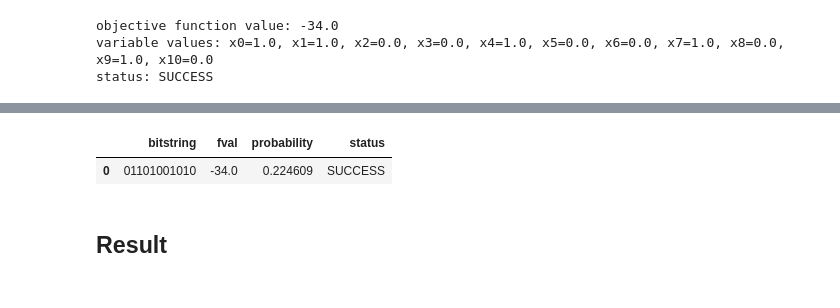
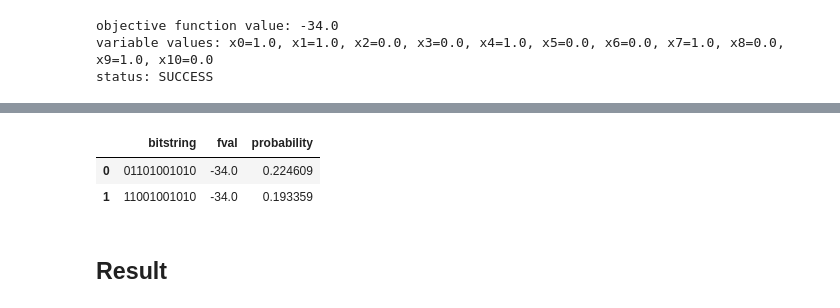
Before and after one commit to mlopezig59/QIF_OptimizationProblem, a Jupyter notebook: mar.ipynb, the cells around one changed output, grey strips where cells are left out. Saved outputs shown, nothing was run; the diff lists cells and outputs as text; code cells hidden in the pictures.

```diff
--- a/mar.ipynb
+++ b/mar.ipynb
@@ -277,9 +277,7 @@ objective function value: -34.0
 variable values: x0=1.0, x1=1.0, x2=0.0, x3=0.0, x4=1.0, x5=0.0, x6=0.0, x7=1.0, x8=0.0, x9=1.0, x10=0.0
 status: SUCCESS
 # %%
-def qaoa_algorithm(num_cities=11):
-
-    nodes, edges, degree = graph(num_cities)
+def qaoa_algorithm(nodes, edges, degree):
 
     n = len(nodes)
     W = np.sum(edges, axis=1)
@@ -362,7 +360,6 @@ def qaoa_algorithm(num_cities=11):
             "bitstring": "".join(map(str, sample.x.astype(int))),
             "fval": sample.fval,
             "probability": sample.probability,
-            "status": sample.status.name,
         }
         for sample in qaoa_result.samples
     ])
@@ -375,9 +372,7 @@ def qaoa_solution(probs_df):
     best_solutions = probs_df[probs_df["fval"] == best_fval].sort_values(
         "probability", ascending=False
     ).reset_index(drop=True)
-
-    best_probability = best_solutions["probability"].max()
-
-    return best_solutions[best_solutions["probability"] == best_probability]
+    return best_solutions
 # %%
-probs_df = qaoa_algorithm(num_cities=11)
+nodes, edges, degree = graph(11)
+probs_df = qaoa_algorithm(nodes, edges, degree)
@@ -384,9 +399,10 @@ probs_df = qaoa_algorithm(num_cities=11)
 # %%
-ground_state = qaoa_solution(probs_df)
-ground_state
+ground_states = qaoa_solution(probs_df)
+ground_states
 # %% [output]
-|  | bitstring | fval | probability | status |
-| 0 | 01101001010 | -34.0 | 0.224609 | SUCCESS |
+|  | bitstring | fval | probability |
+| 0 | 01101001010 | -34.0 | 0.224609 |
+| 1 | 11001001010 | -34.0 | 0.193359 |
 # %% [markdown]
 ## Result
 # %%
```
Also changed, not shown: parts of 4 cells of this notebook.
